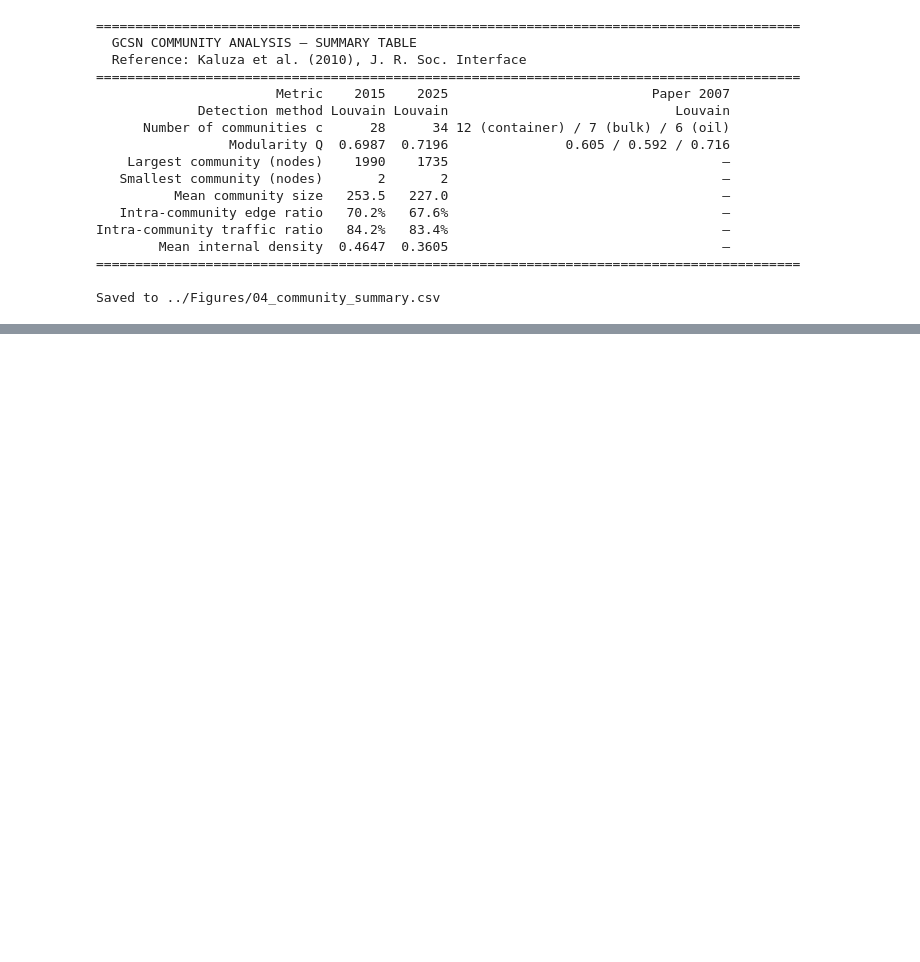
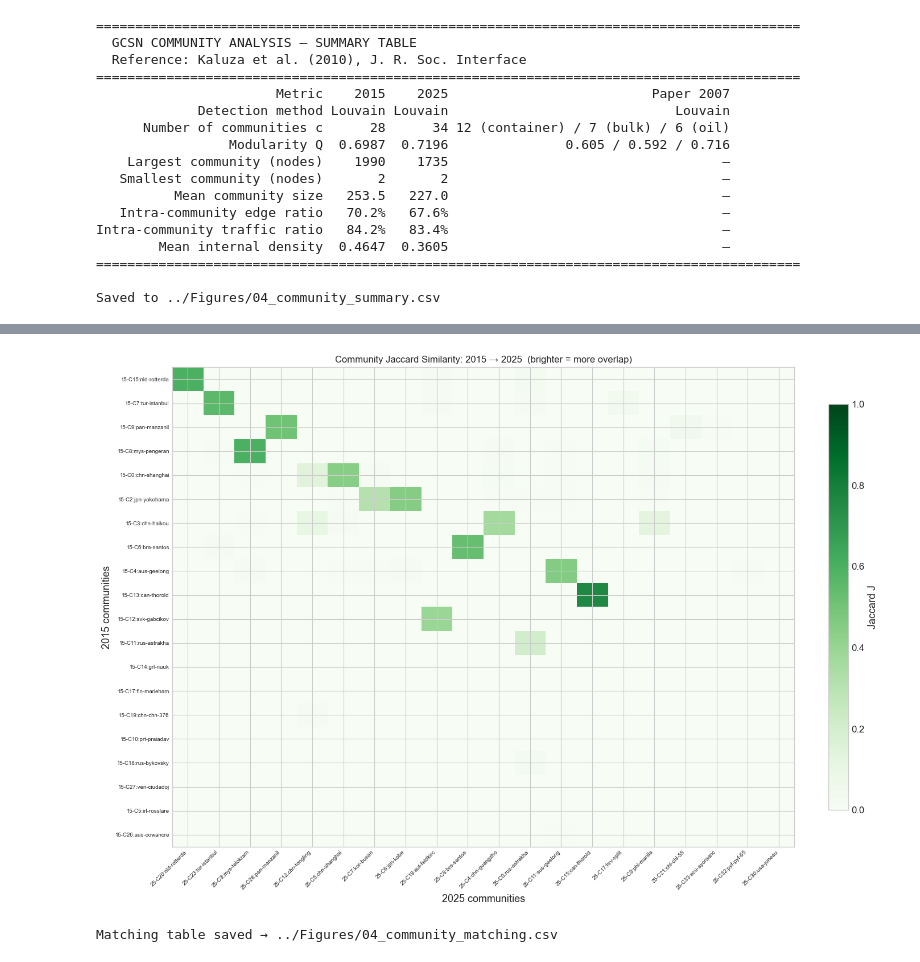
Before and after one commit to Debjit-Banerji/GCSN-Analysis, a Jupyter notebook: Codes/04_community_analysis.ipynb, the cells around one changed output, grey strips where cells are left out. Drawn from its saved outputs; the diff is of its cells as text; code cells hidden in the pictures; blank space fills up the shorter version.

```diff
--- a/Codes/04_community_analysis.ipynb
+++ b/Codes/04_community_analysis.ipynb
@@ -365,0 +615,72 @@ Saved to ../Figures/04_community_summary.csv
+# %%
+JACCARD_THRESH = 0.25   # minimum Jaccard to call a "match"
+
+def community_jaccard_matrix(comms_a, comms_b):
+    """Compute Jaccard similarity for every pair (a_i, b_j)."""
+    sets_a = [set(c) for c in comms_a]
+    sets_b = [set(c) for c in comms_b]
+    J = np.zeros((len(sets_a), len(sets_b)))
+    for i, a in enumerate(sets_a):
+        for j, b in enumerate(sets_b):
+            inter = len(a & b)
+            if inter > 0:
+                J[i, j] = inter / len(a | b)
+    return J
+
+
+J_mat = community_jaccard_matrix(comms_2015, comms_2025)
+
+# Best match for each 2015 community
+match_rows = []
+for i in range(len(comms_2015)):
+    best_j   = int(np.argmax(J_mat[i]))
+    best_jac = J_mat[i, best_j]
+    hub_15   = top_port_label(comms_2015[i], Gu_2015)
+    hub_25   = top_port_label(comms_2025[best_j], Gu_2025)
+    status   = 'stable' if best_jac >= JACCARD_THRESH else 'dissolved/split'
+    match_rows.append({
+        '2015 comm': i,
+        '2015 hub': hub_15,
+        '2015 size': len(comms_2015[i]),
+        '→ 2025 comm': best_j,
+        '2025 hub': hub_25,
+        '2025 size': len(comms_2025[best_j]),
+        'Jaccard': round(best_jac, 4),
+        'Status': status,
+    })
+
+df_match = pd.DataFrame(match_rows).sort_values('Jaccard', ascending=False)
+print('Community matching: 2015 → 2025  (Jaccard threshold = {:.2f})'.format(JACCARD_THRESH))
+print(df_match.to_string(index=False))
+
+n_stable    = (df_match['Status'] == 'stable').sum()
+n_dissolved = (df_match['Status'] == 'dissolved/split').sum()
+print(f'\n  Stable communities   : {n_stable}  (Jaccard >= {JACCARD_THRESH})')
+print(f'  Dissolved/split      : {n_dissolved}')
+
+# Heatmap of Jaccard matrix (top communities only)
+n_show_a = min(20, len(comms_2015))
+n_show_b = min(20, len(comms_2025))
+# Pick top communities by size
+top_a = np.argsort([len(c) for c in comms_2015])[::-1][:n_show_a]
+top_b = np.argsort([len(c) for c in comms_2025])[::-1][:n_show_b]
+J_sub = J_mat[np.ix_(top_a, top_b)]
+
+labels_a = [f'15-C{i}:{top_port_label(comms_2015[i], Gu_2015, 12)}' for i in top_a]
+labels_b = [f'25-C{j}:{top_port_label(comms_2025[j], Gu_2025, 12)}' for j in top_b]
+
+fig, ax = plt.subplots(figsize=(max(10, n_show_b*0.7), max(7, n_show_a*0.5)))
+im = ax.imshow(J_sub, aspect='auto', cmap='Greens', vmin=0, vmax=1)
+ax.set_xticks(range(n_show_b)); ax.set_xticklabels(labels_b, rotation=45, ha='right', fontsize=7)
+ax.set_yticks(range(n_show_a)); ax.set_yticklabels(labels_a, fontsize=7)
+ax.set_xlabel('2025 communities'); ax.set_ylabel('2015 communities')
+ax.set_title('Community Jaccard Similarity: 2015 → 2025  (brighter = more overlap)',
+             fontsize=12)
+plt.colorbar(im, ax=ax, fraction=0.03, label='Jaccard J')
+plt.tight_layout()
+plt.savefig(FIG_DIR + '04_community_jaccard.png', dpi=150, bbox_inches='tight')
+plt.show()
+
+df_match.to_csv(FIG_DIR + '04_community_matching.csv', index=False)
+print('\nMatching table saved → ../Figures/04_community_matching.csv')
+# %% [output]
@@ -365,0 +704,2 @@ Saved to ../Figures/04_community_summary.csv
+[figure, added]
+Matching table saved → ../Figures/04_community_matching.csv
```
Also changed, not shown: parts of 13 cells of this notebook, 18 other files.
